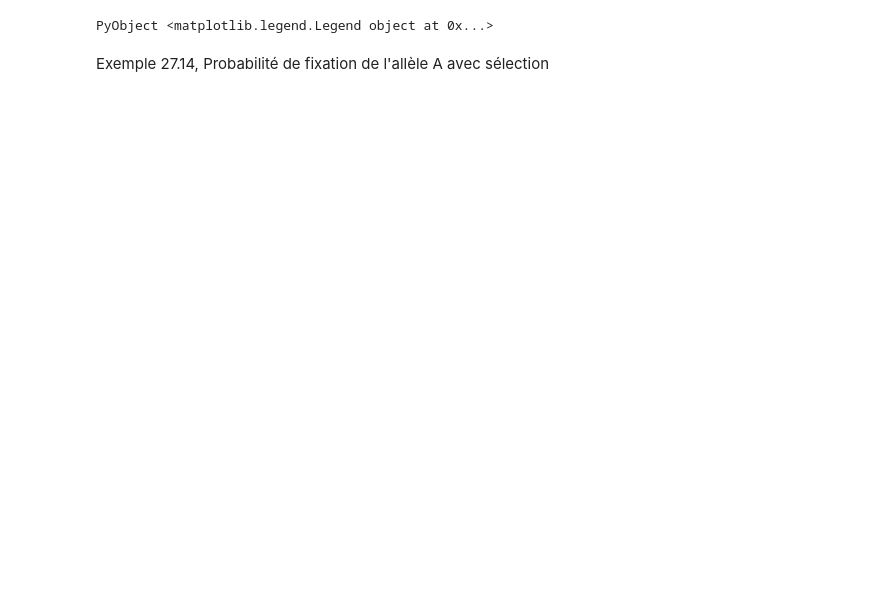
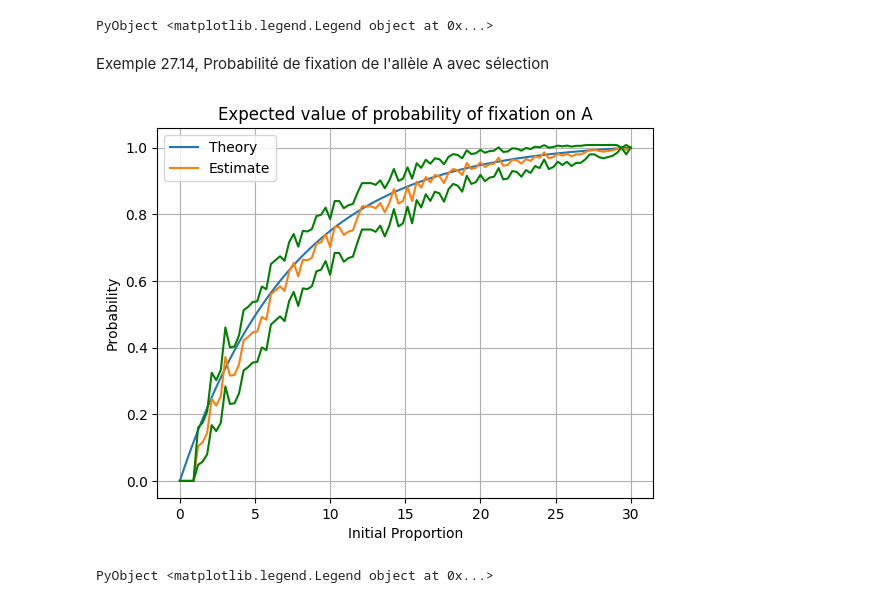
Before and after one commit to Flewer47/MOPSIProject, a Jupyter notebook: Wright-Fisher_Algorithm.ipynb, the cells around one changed output. Cells and saved outputs as stored; diff of their text form; code cells hidden in the pictures; blank space fills up the shorter version.

```diff
--- a/Wright-Fisher_Algorithm.ipynb
+++ b/Wright-Fisher_Algorithm.ipynb
@@ -286,0 +286,45 @@ alpha = N*selectionFactor
+# %%
+using PyPlot
+N = 30
+alpha = 2
+s = alpha/N
+#s = 0.01
+#alpha = N*s
+Nb_Initial_Proportions = 100
+finalTime = 300
+X = [(i-1)/(Nb_Initial_Proportions-1) for i=1:Nb_Initial_Proportions]
+Nb_Iterations = 500
+
+##we first estimate the probability Px(ZT0,1 = 1) :
+
+Y = zeros(Float64, Nb_Initial_Proportions)
+Y_std= zeros(Float64, Nb_Initial_Proportions)
+for i in 1:Nb_Initial_Proportions
+    estimated_pN, deviation = estimation_of_pN(Nb_Iterations, N,X[i],finalTime,0,0,s)
+    Y[i] = estimated_pN
+    Y_std[i] = deviation
+end
+
+##we compute the exact law
+
+function Ptheory(x)
+    return (1-exp(-2*alpha*x))/(1-exp(-2*alpha))
+end
+
+Y_theory = [Ptheory(X[i]) for i in 1:Nb_Initial_Proportions]
+
+##we create the plot
+
+plot(X*N, Y_theory)
+plot(X*N,Y)
+plot(X*N, Y + Y_std/sqrt(N), color="green")
+plot(X*N, Y - Y_std/sqrt(N), color="green")
+grid("true")
+
+title("Expected value of probability of fixation on A")
+xlabel("Initial Proportion")
+ylabel("Probability")
+legend(["Theory", "Estimate"])
+# %% [output]
+[figure, added]
+PyObject <matplotlib.legend.Legend object at 0x...>
```
Also changed, not shown: parts of 10 cells of this notebook.
